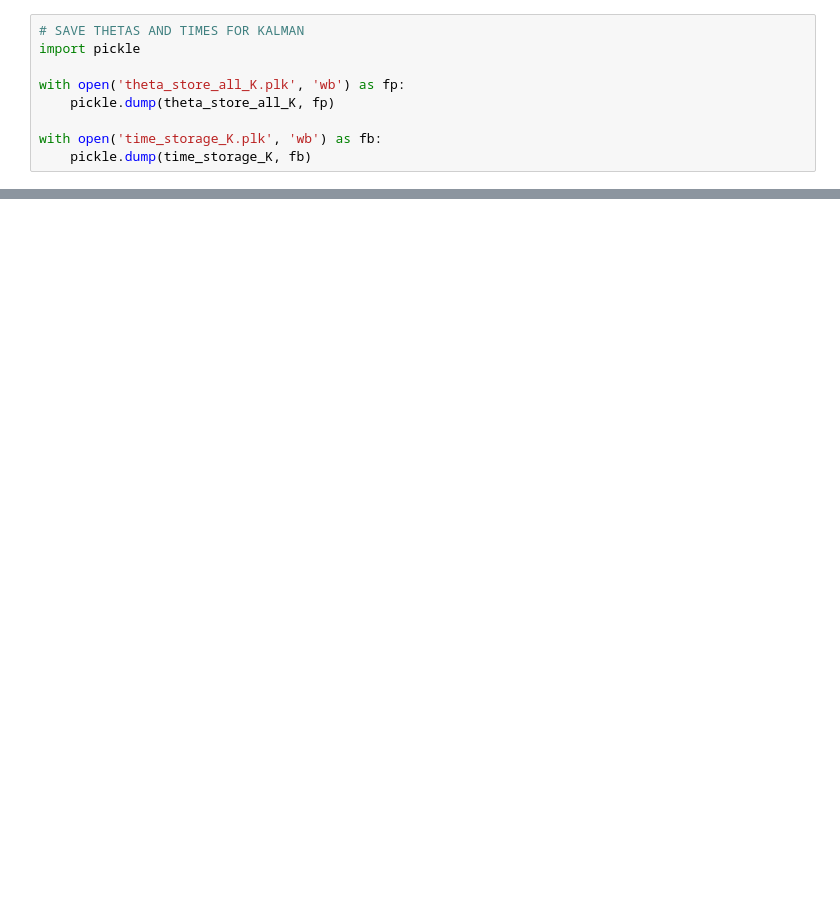
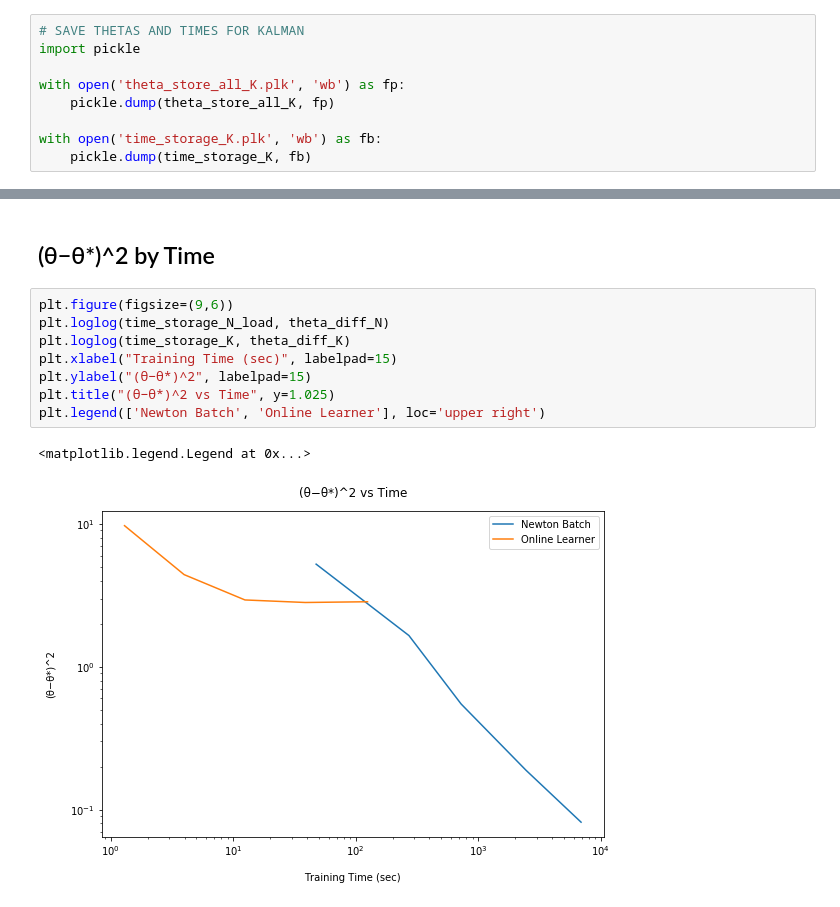
Before and after one commit to FarzanMemarian/Large_scale_online_learning, a Jupyter notebook: LargeScaleOnlineLearning.ipynb, the cells around one changed output, grey strips where cells are left out. Cells and saved outputs as stored; diff of their text form; blank space fills up the shorter version.

```diff
--- a/LargeScaleOnlineLearning.ipynb
+++ b/LargeScaleOnlineLearning.ipynb
@@ -332,0 +382,13 @@ mse star:  0.0221324955759
+# %% [markdown]
+## (θ−θ*)^2 by Time
+# %%
+plt.figure(figsize=(9,6))
+plt.loglog(time_storage_N_load, theta_diff_N)
+plt.loglog(time_storage_K, theta_diff_K)
+plt.xlabel("Training Time (sec)", labelpad=15)
+plt.ylabel("(θ−θ*)^2", labelpad=15)
+plt.title("(θ−θ*)^2 vs Time", y=1.025)
+plt.legend(['Newton Batch', 'Online Learner'], loc='upper right')
+# %% [output]
+<matplotlib.legend.Legend at 0x...>
+[figure, added]
```
Also changed, not shown: parts of 18 cells of this notebook, 3 other files.
